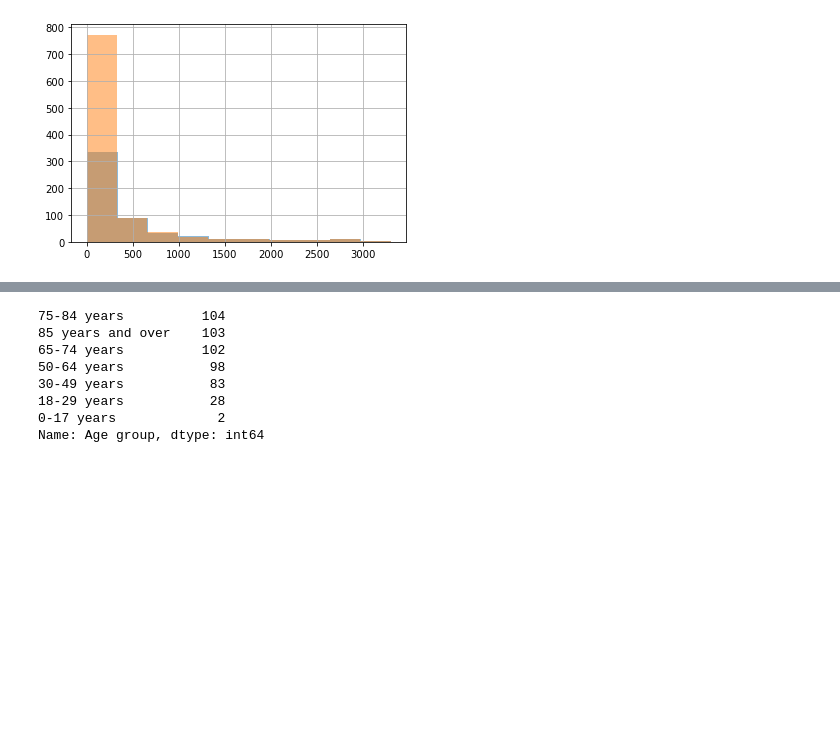
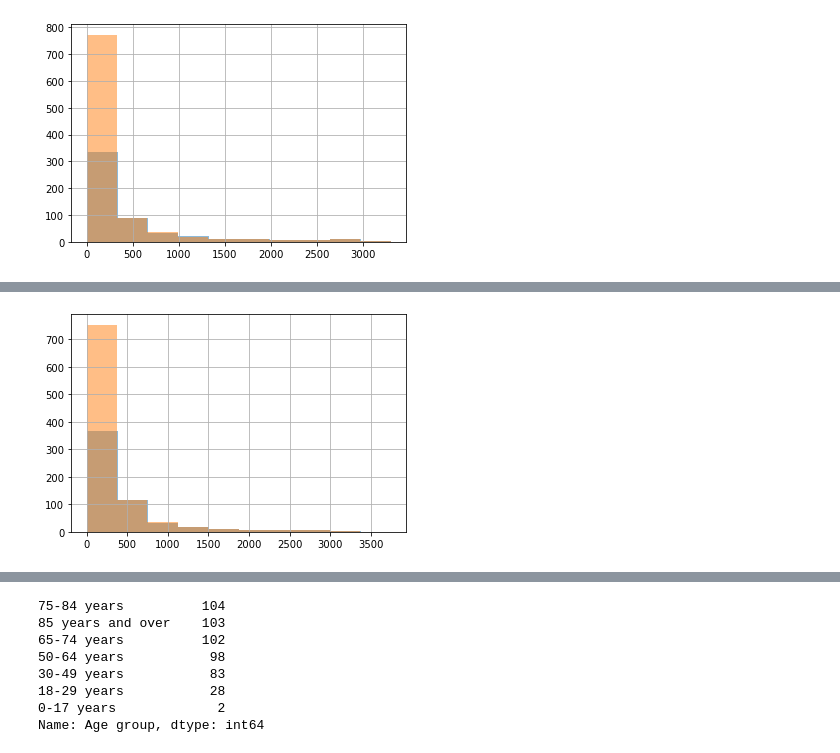
Before and after one commit to Ninjaneer1/COVID-19_Deaths_USA, a Jupyter notebook: COVID-19_Deaths_AgeGroup_Analysis.ipynb, the cells around one changed output, grey strips where cells are left out. Cells and saved outputs as stored; diff of their text form; code cells hidden in the pictures; blank space fills up the shorter version.

```diff
--- a/COVID-19_Deaths_AgeGroup_Analysis.ipynb
+++ b/COVID-19_Deaths_AgeGroup_Analysis.ipynb
@@ -157,0 +229,7 @@ df['COVID-19 Deaths'].hist(alpha = 0.5)
+# %%
+# comparing the non-zero distribution to the zero inclusive distribution
+df_nz_pneu['Pneumonia Deaths'].hist(alpha = 0.5)
+df['Pneumonia Deaths'].hist(alpha = 0.5)
+plt.show()
+# %% [output]
+[figure, added]
```
Also changed, not shown: parts of 27 cells of this notebook, 1 other file.
